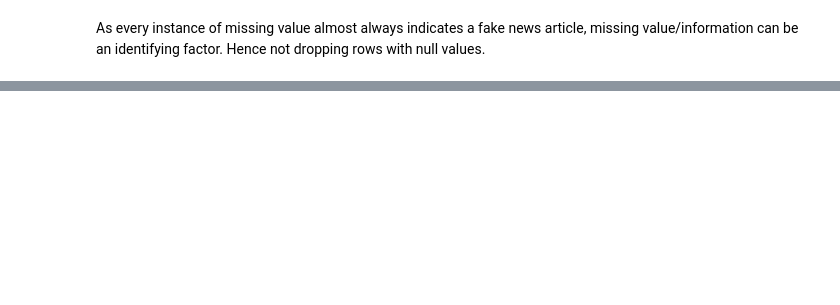
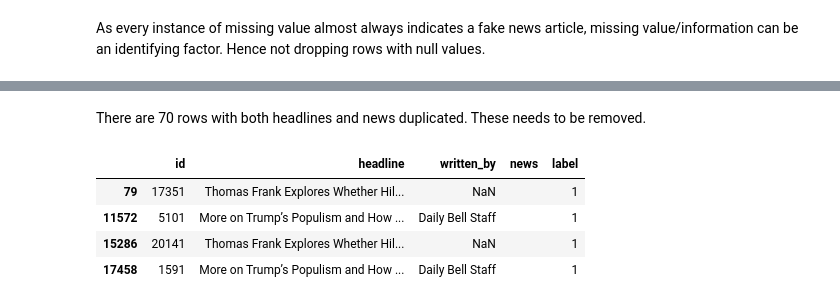
Before and after one commit to kanaishk/Fake-News-Detection, a Jupyter notebook: EDA.ipynb, the cells around one changed output, grey strips where cells are left out. Cells and saved outputs as stored; diff of their text form; code cells hidden in the pictures; blank space fills up the shorter version.

```diff
--- a/EDA.ipynb
+++ b/EDA.ipynb
@@ -140,0 +199,10 @@ As every instance of missing value almost always indicates a fake news article,
+# %% [markdown]
+There are 70 rows with both headlines and news duplicated. These needs to be removed.
+# %%
+df_dup_headline[df_dup_headline.news == ' ']
+# %% [output]
+|  | id | headline | written_by | news | label |
+| 79 | 17351 | Thomas Frank Explores Whether Hil... | NaN |  | 1 |
+| 11572 | 5101 | More on Trump’s Populism and How ... | Daily Bell Staff |  | 1 |
+| 15286 | 20141 | Thomas Frank Explores Whether Hil... | NaN |  | 1 |
+| 17458 | 1591 | More on Trump’s Populism and How ... | Daily Bell Staff |  | 1 |
```
Also changed, not shown: parts of 39 cells of this notebook.
